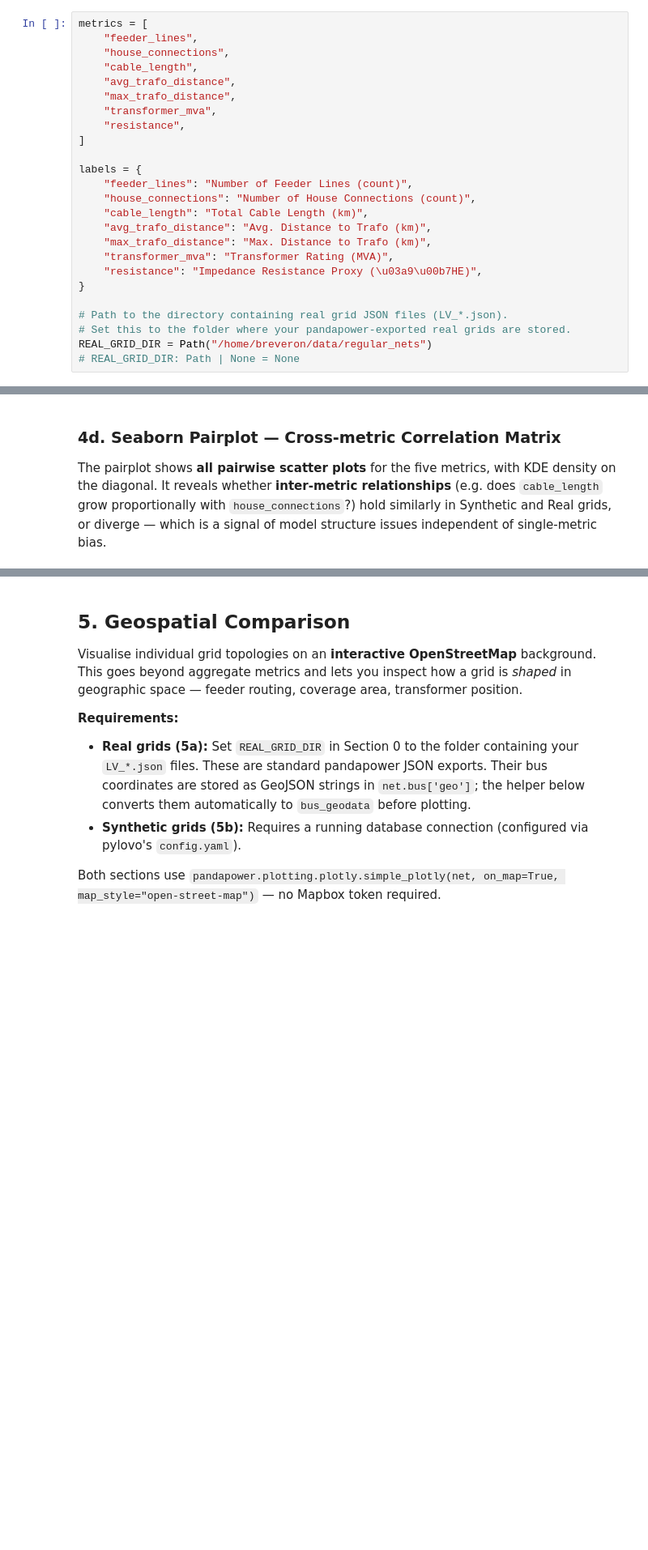
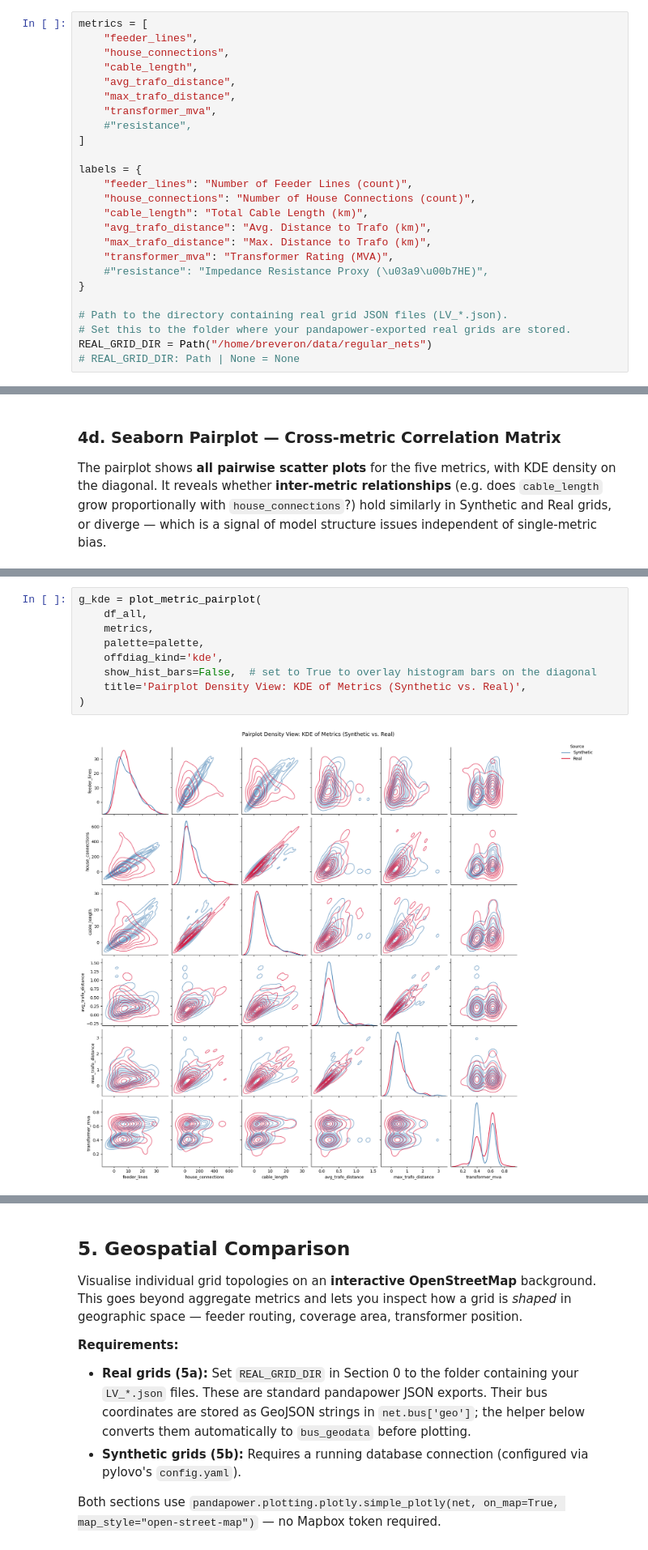
Before and after one commit to pedrocaixeta/pylovo_fork, a Jupyter notebook: validation/grid_comparison/grid_comparison_notebook.ipynb, the cells around one changed output, grey strips where cells are left out. Shown at 81% size. Cells and saved outputs as stored; diff of their text form; blank space fills up the shorter version.

```diff
--- a/validation/grid_comparison/grid_comparison_notebook.ipynb
+++ b/validation/grid_comparison/grid_comparison_notebook.ipynb
@@ -53,7 +53,7 @@ metrics = [
     "avg_trafo_distance",
     "max_trafo_distance",
     "transformer_mva",
-    "resistance",
+    #"resistance",
 ]
 
 labels = {
@@ -63,7 +63,7 @@ labels = {
     "avg_trafo_distance": "Avg. Distance to Trafo (km)",
     "max_trafo_distance": "Max. Distance to Trafo (km)",
     "transformer_mva": "Transformer Rating (MVA)",
-    "resistance": "Impedance Resistance Proxy (\u03a9\u00b7HE)",
+    #"resistance": "Impedance Resistance Proxy (\u03a9\u00b7HE)",
 }
 
 # Path to the directory containing real grid JSON files (LV_*.json).
@@ -309,0 +350,11 @@ plt.show()
+# %%
+g_kde = plot_metric_pairplot(
+    df_all,
+    metrics,
+    palette=palette,
+    offdiag_kind='kde',
+    show_hist_bars=False,  # set to True to overlay histogram bars on the diagonal
+    title='Pairplot Density View: KDE of Metrics (Synthetic vs. Real)',
+)
+# %% [output]
+[figure, added]
```
Also changed, not shown: parts of 12 cells of this notebook, 4 other files.
